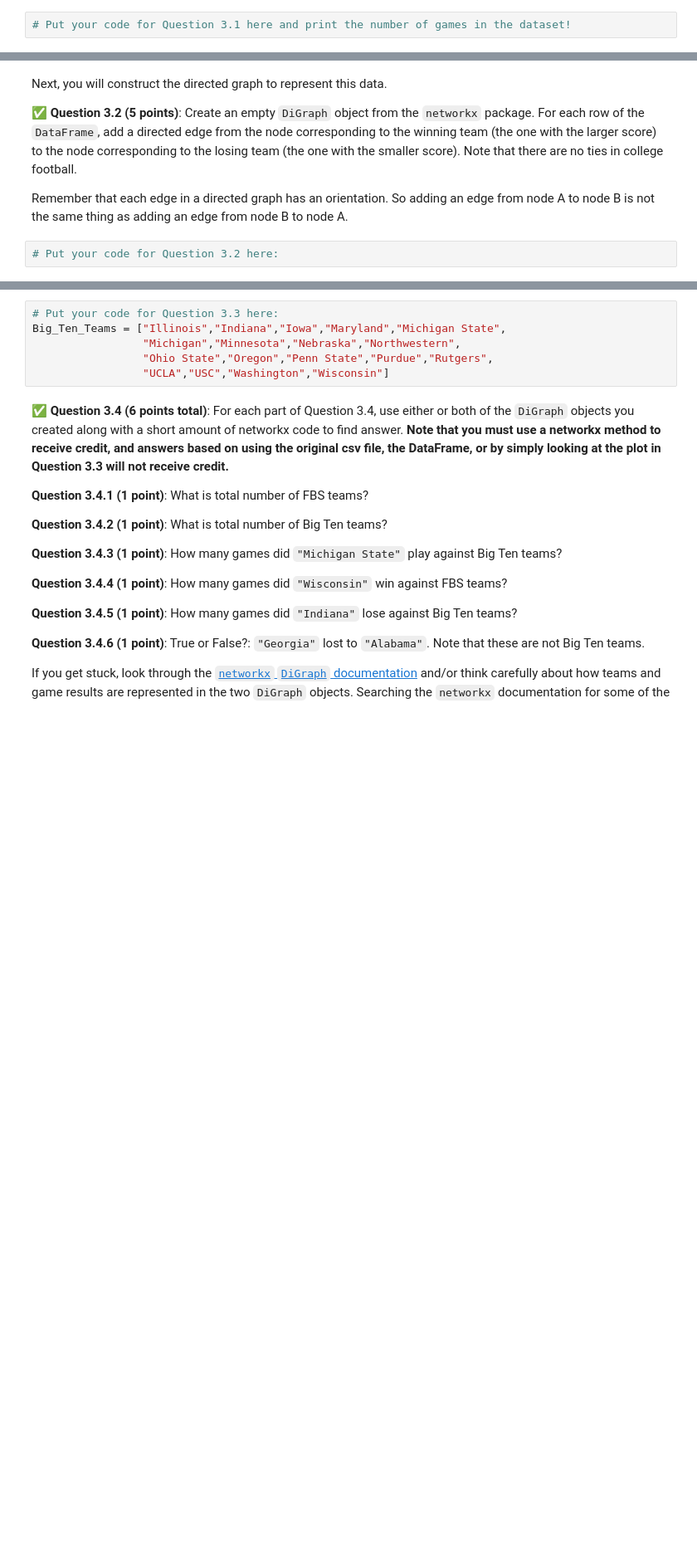
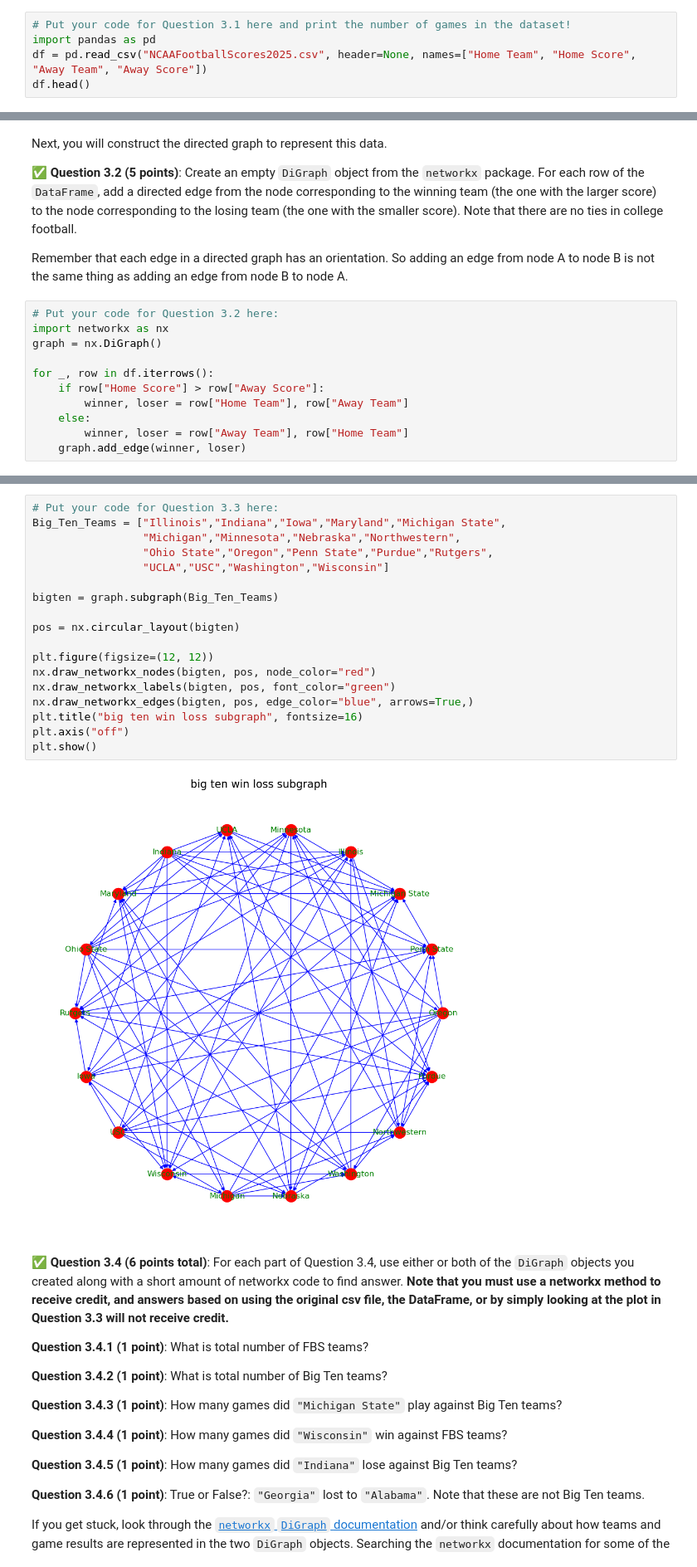
Before and after one commit to zemblak1/CMSE202-s26-turnin, a Jupyter notebook: hw-02/HW-02_ABMandGraphTheory-STUDENT.ipynb, the cells around one changed output, grey strips where cells are left out. Shown at 83% size. Drawn from its saved outputs; the diff is of its cells as text; blank space fills up the shorter version.

```diff
--- a/hw-02/HW-02_ABMandGraphTheory-STUDENT.ipynb
+++ b/hw-02/HW-02_ABMandGraphTheory-STUDENT.ipynb
@@ -553,3 +553,6 @@ Each row contains data from one game between two FBS teams. The first and third
 **Do This:** Load the data in this file into a `Pandas` `DataFrame`, and **give the columns appropriate titles**.  Print how many games are summarized in this dataset?  And, Display the first few and last few rows of the `DataFrame`.
 # %%
 # Put your code for Question 3.1 here and print the number of games in the dataset!
+import pandas as pd
+df = pd.read_csv("NCAAFootballScores2025.csv", header=None, names=["Home Team", "Home Score", "Away Team", "Away Score"])
+df.head()
@@ -561,6 +571,15 @@ Next, you will construct the directed graph to represent this data.
 Remember that each edge in a directed graph has an orientation. So adding an edge from node A to node B is not the same thing as adding an edge from node B to node A.
 # %%
 # Put your code for Question 3.2 here:
+import networkx as nx
+graph = nx.DiGraph()
+
+for _, row in df.iterrows():
+    if row["Home Score"] > row["Away Score"]:
+        winner, loser = row["Home Team"], row["Away Team"]
+    else:
+        winner, loser = row["Away Team"], row["Home Team"]
+    graph.add_edge(winner, loser)
 # %% [markdown]
 This graph has over 100 nodes and hundreds of edges, so it will be hard to look at the entire graph at once. But we can construct and display a small subgraph of the entire directed graph.
 
@@ -575,9 +594,23 @@ If you do this part correctly, you should get something that looks like this:<br
 # %%
 # Put your code for Question 3.3 here:
 Big_Ten_Teams = ["Illinois","Indiana","Iowa","Maryland","Michigan State",
                  "Michigan","Minnesota","Nebraska","Northwestern",
                  "Ohio State","Oregon","Penn State","Purdue","Rutgers",
                  "UCLA","USC","Washington","Wisconsin"]
+
+bigten = graph.subgraph(Big_Ten_Teams)
+
+pos = nx.circular_layout(bigten)
+
+plt.figure(figsize=(12, 12))
+nx.draw_networkx_nodes(bigten, pos, node_color="red")
+nx.draw_networkx_labels(bigten, pos, font_color="green")
+nx.draw_networkx_edges(bigten, pos, edge_color="blue", arrows=True,)
+plt.title("big ten win loss subgraph", fontsize=16)
+plt.axis("off")
+plt.show()
+# %% [output]
+[figure, added]
 # %% [markdown]
 &#9989;  **Question 3.4 (6 points total)**: For each part of Question 3.4, use either or both of the `DiGraph` objects you created along with a short amount of networkx code to find answer. **Note that you must use a networkx method to receive credit, and answers based on using the original csv file, the DataFrame, or by simply looking at the plot in Question 3.3 will not receive credit.**
 
```
Also changed, not shown: parts of 12 cells of this notebook.
